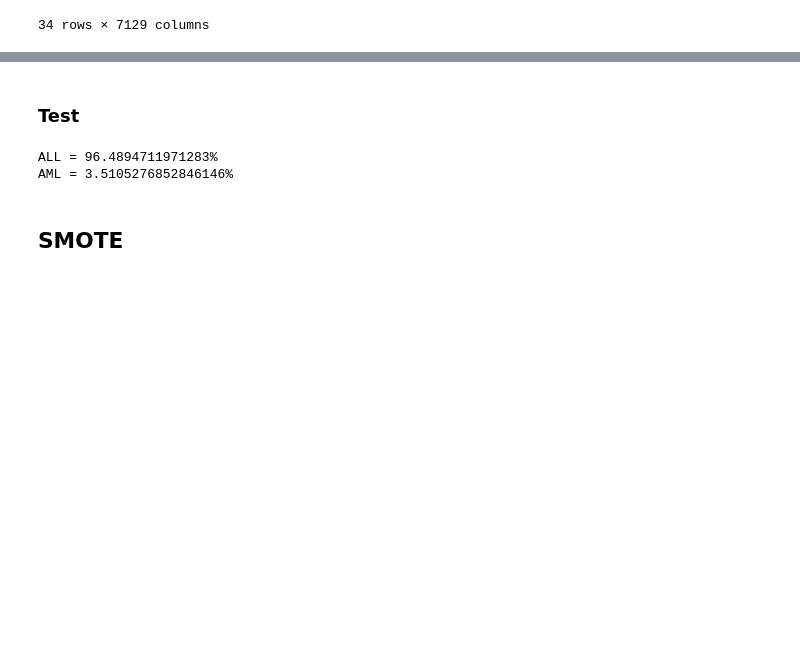
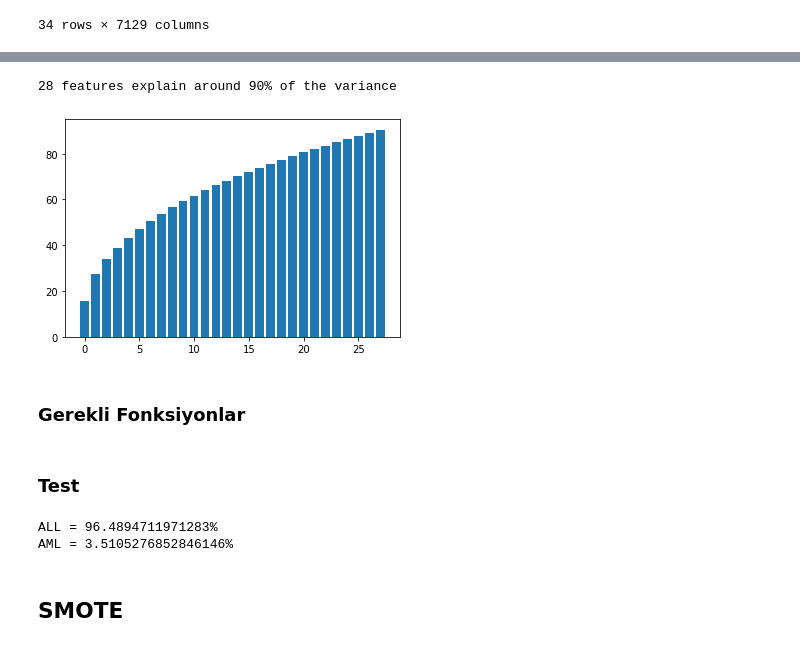
Before and after one commit to BilalAcikgoz/all-aml-classification, a Jupyter notebook: main.ipynb, the cells around one changed output, grey strips where cells are left out. Cells and saved outputs as stored; diff of their text form; code cells hidden in the pictures; blank space fills up the shorter version.

```diff
--- a/main.ipynb
+++ b/main.ipynb
@@ -474,0 +491,7 @@ test_df
+# %%
+train_df = train_df.astype(float, 64)
+test_df = test_df.astype(float, 64)
+
+scaler = StandardScaler()
+train_df_scaled = scaler.fit_transform(train_df)
+test_df_scaled = scaler.fit_transform(test_df)
@@ -474,0 +502,4 @@ test_df
+# %%
+pca = PCA()
+train_df_scaled_copy = train_df_scaled
+pca.fit_transform(train_df_scaled_copy)
@@ -475,3 +520,25 @@ test_df
+# %%
+total = sum(pca.explained_variance_)
+no_features = 0
+current_variance = 0
+while current_variance/total < 0.90:
+    current_variance += pca.explained_variance_[no_features]
+    no_features = no_features + 1
+
+print(f'{no_features} features explain around 90% of the variance')
+
+pca = PCA(n_components = no_features)
+train_df_pca = pca.fit_transform(train_df)
+test_df_pca = pca.transform(test_df)
+
+var_exp = pca.explained_variance_ratio_.cumsum()
+var_exp = var_exp * 100
+plt.bar(range(no_features), var_exp);
+# %% [output]
+28 features explain around 90% of the variance
+[figure, added]
+# %% [markdown]
+### Gerekli Fonksiyonlar
 # %%
 def dogruluk_yazdirma(classifier):
         return print("Doğruluk: {}" .format(classifier.score(test_df, y_test)))
```
Also changed, not shown: parts of 13 cells of this notebook, 4 other files.
